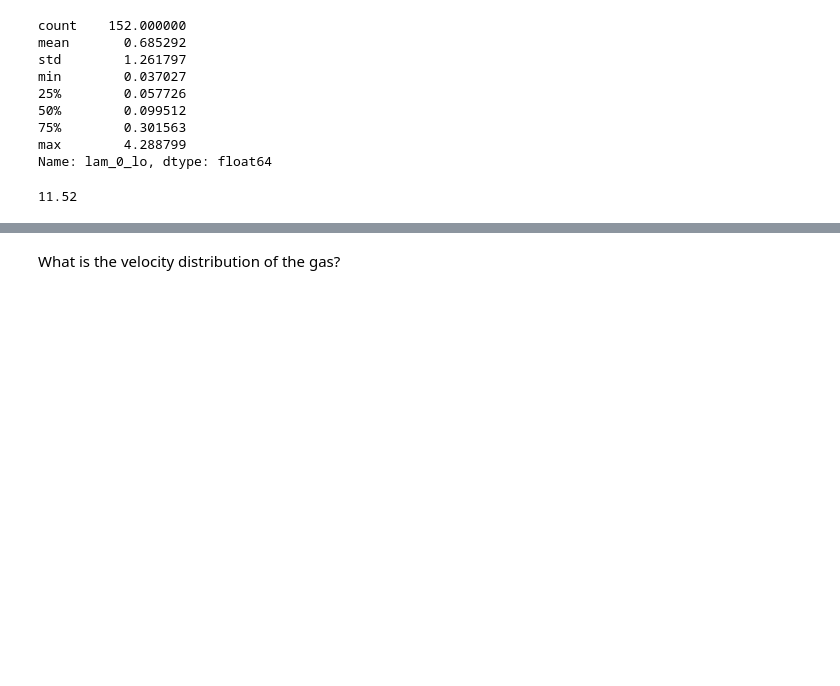
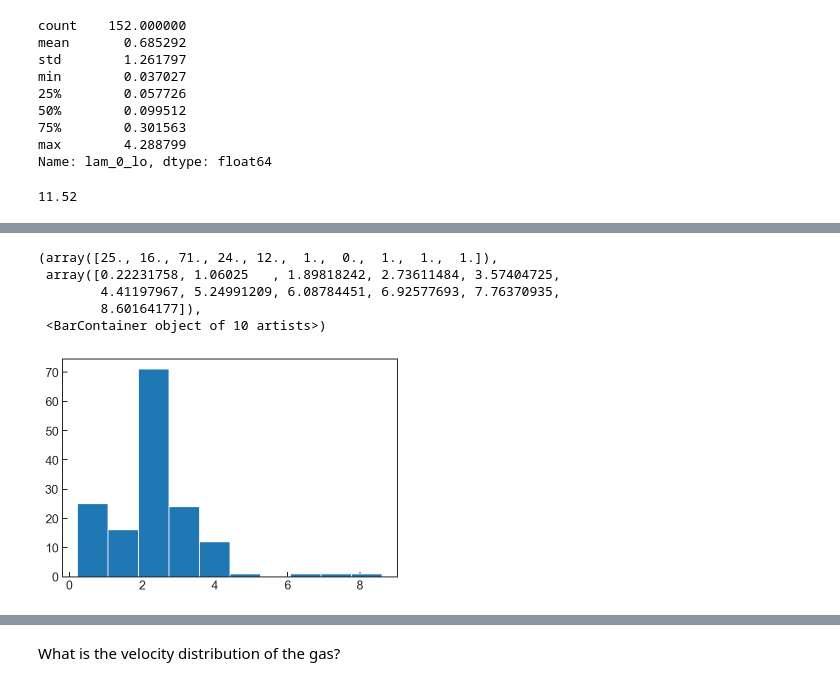
Before and after one commit to BrownDwarf/disperse, a Jupyter notebook: notebooks/04_hpf_analysis/13_centroids_for_10833.ipynb, the cells around one changed output, grey strips where cells are left out. Saved outputs shown, nothing was run; the diff lists cells and outputs as text; code cells hidden in the pictures; blank space fills up the shorter version.

```diff
--- a/notebooks/04_hpf_analysis/13_centroids_for_10833.ipynb
+++ b/notebooks/04_hpf_analysis/13_centroids_for_10833.ipynb
@@ -133 +226,10 @@ Name: lam_0_lo, dtype: float64
+# %%
+plt.hist(df_merge.sigma*2.355)
+# %% [output]
+(array([25., 16., 71., 24., 12.,  1.,  0.,  1.,  1.,  1.]),
+ array([0.22231758, 1.06025   , 1.89818242, 2.73611484, 3.57404725,
+        4.41197967, 5.24991209, 6.08784451, 6.92577693, 7.76370935,
+        8.60164177]),
+ <BarContainer object of 10 artists>)
+[figure, added]
 # %%
```
Also changed, not shown: parts of 15 cells of this notebook, 1 other file.
